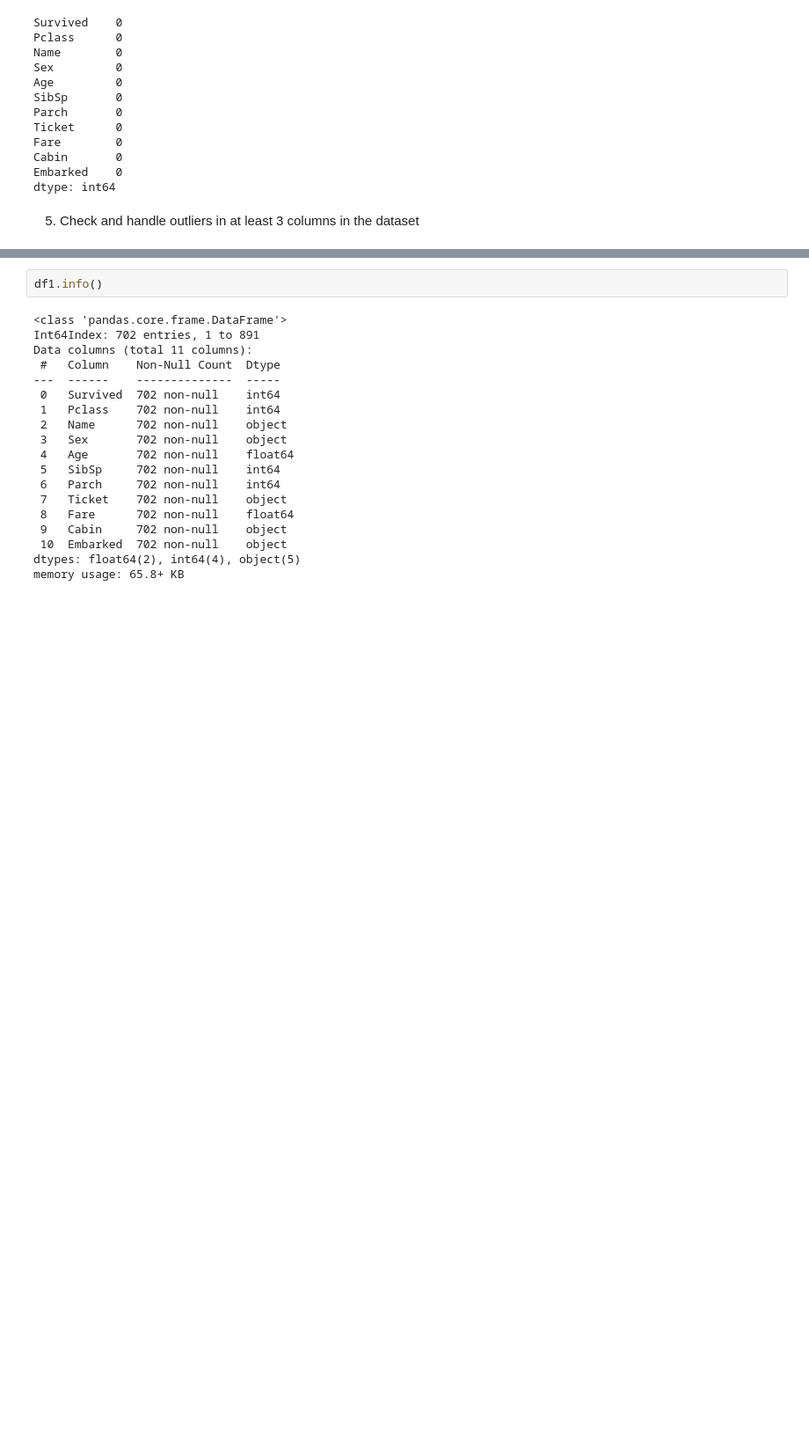
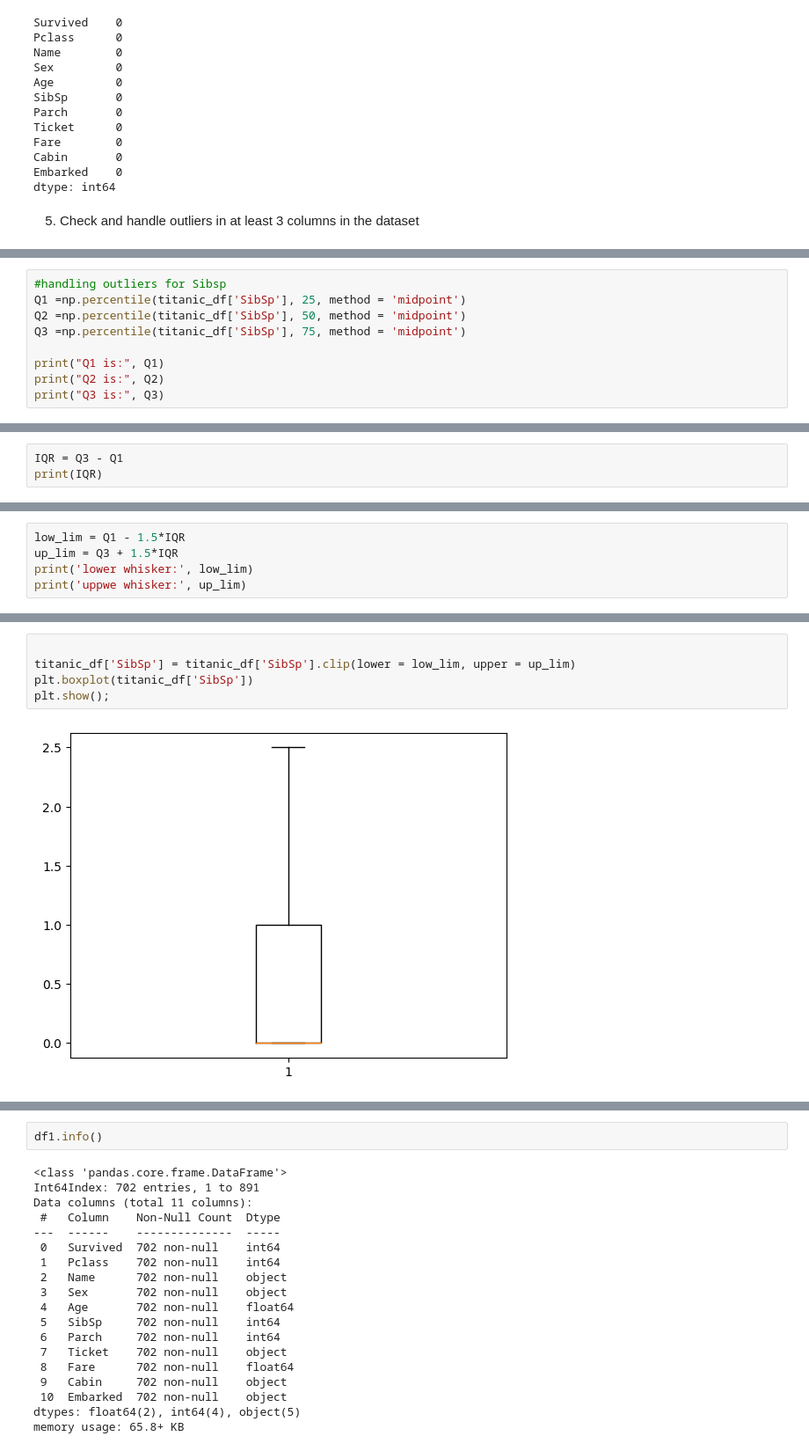
Before and after one commit to bintabinty/DSA_Assignments, a Jupyter notebook: Assignment_on_preprocessing_Binty_Biju.ipynb, the cells around one changed output, grey strips where cells are left out. Shown: that part at 88% size. Saved outputs shown, nothing was run; the diff lists cells and outputs as text; blank space fills up the shorter version.

```diff
--- a/Assignment_on_preprocessing_Binty_Biju.ipynb
+++ b/Assignment_on_preprocessing_Binty_Biju.ipynb
@@ -142,0 +134,9 @@ for i in columns_with_outliers:
+# %%
+#handling outliers for Sibsp
+Q1 =np.percentile(titanic_df['SibSp'], 25, method = 'midpoint')
+Q2 =np.percentile(titanic_df['SibSp'], 50, method = 'midpoint')
+Q3 =np.percentile(titanic_df['SibSp'], 75, method = 'midpoint')
+
+print("Q1 is:", Q1)
+print("Q2 is:", Q2)
+print("Q3 is:", Q3)
@@ -142,0 +147,3 @@ for i in columns_with_outliers:
+# %%
+IQR = Q3 - Q1
+print(IQR)
@@ -142,0 +152,5 @@ for i in columns_with_outliers:
+# %%
+low_lim = Q1 - 1.5*IQR
+up_lim = Q3 + 1.5*IQR
+print('lower whisker:', low_lim)
+print('uppwe whisker:', up_lim)
@@ -142,0 +169,7 @@ for i in columns_with_outliers:
+# %%
+
+titanic_df['SibSp'] = titanic_df['SibSp'].clip(lower = low_lim, upper = up_lim)
+plt.boxplot(titanic_df['SibSp'])
+plt.show();
+# %% [output]
+[figure, added]
```
Also changed, not shown: parts of 16 cells of this notebook.
